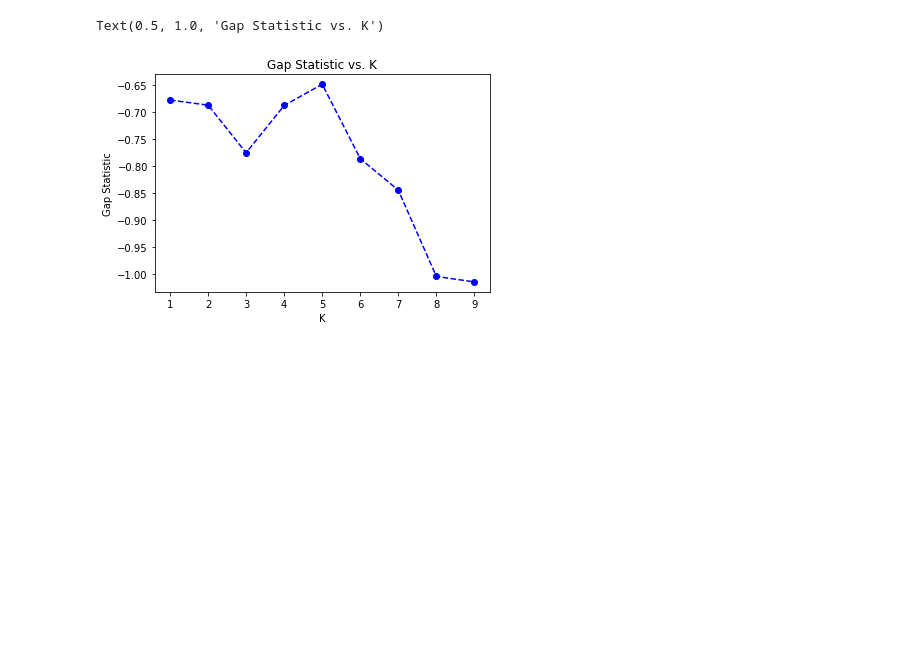
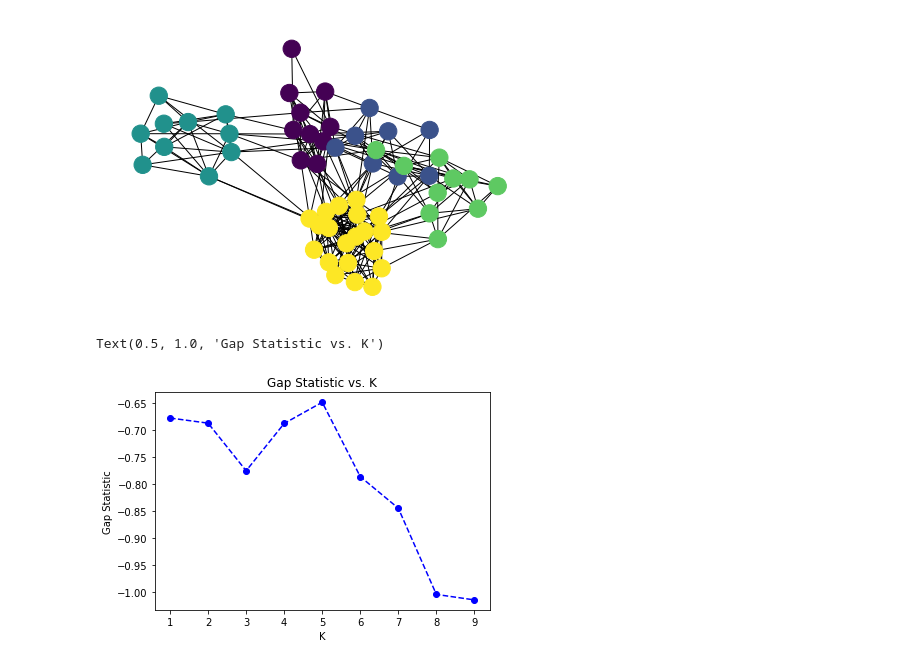
Before and after one commit to ARUMHC/Geometric-Properties-of-Graph-Visualization-Methods, a Jupyter notebook: code/number_of_clusters.ipynb, the cells around one changed output. Saved outputs shown, nothing was run; the diff lists cells and outputs as text; code cells hidden in the pictures; blank space fills up the shorter version.

```diff
--- a/code/number_of_clusters.ipynb
+++ b/code/number_of_clusters.ipynb
@@ -352,3 +402,7 @@ nx.numeric_assortativity_coefficient(G, "community")
+# %%
+nx.draw(G, node_color=true_labels)
+# %% [output]
+[figure, added]
 # %%
 score_g, df = optimalK(posdf.to_numpy(), nrefs=10, maxClusters=10)
 
```
Also changed, not shown: parts of 9 cells of this notebook, 6 other files.
